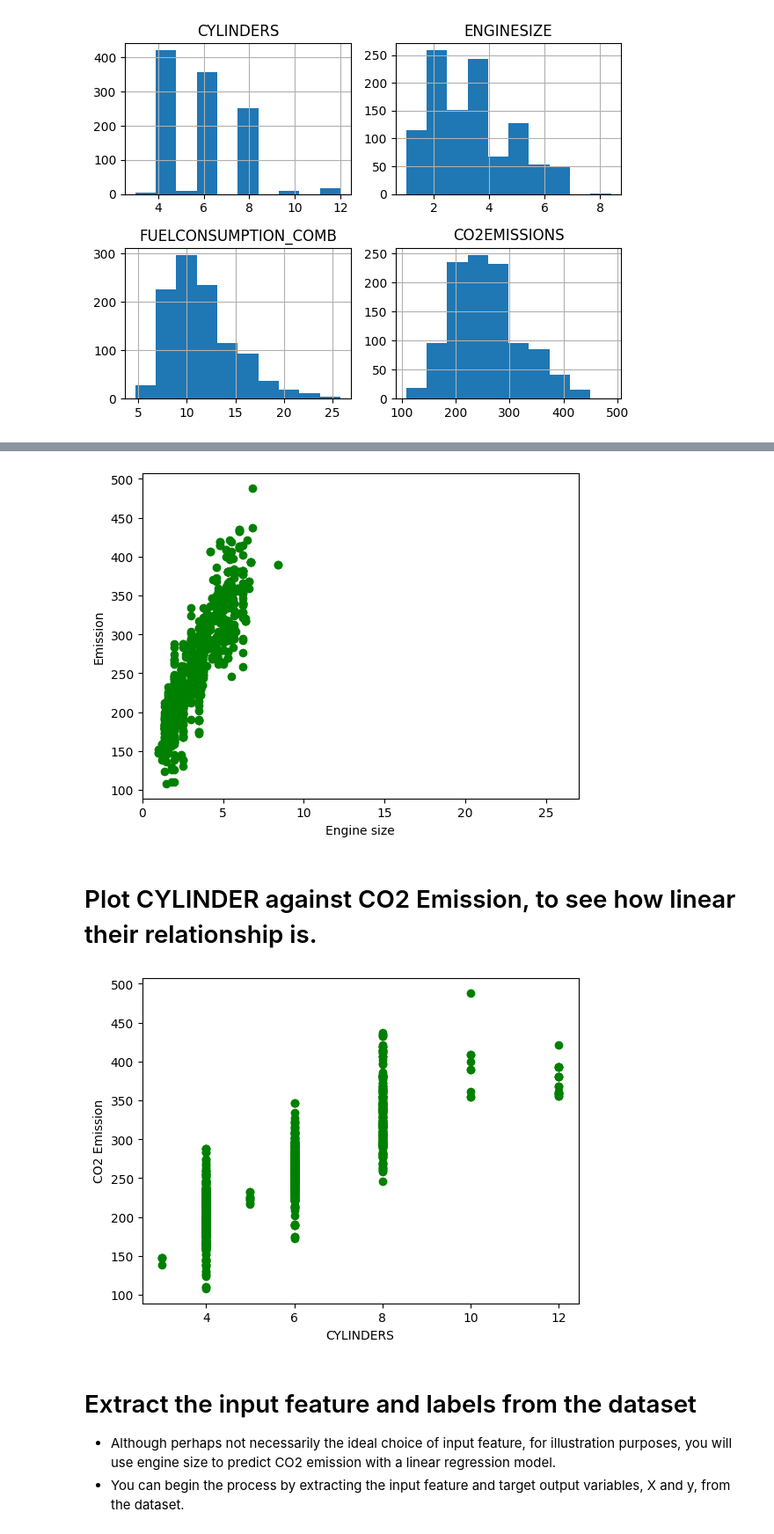
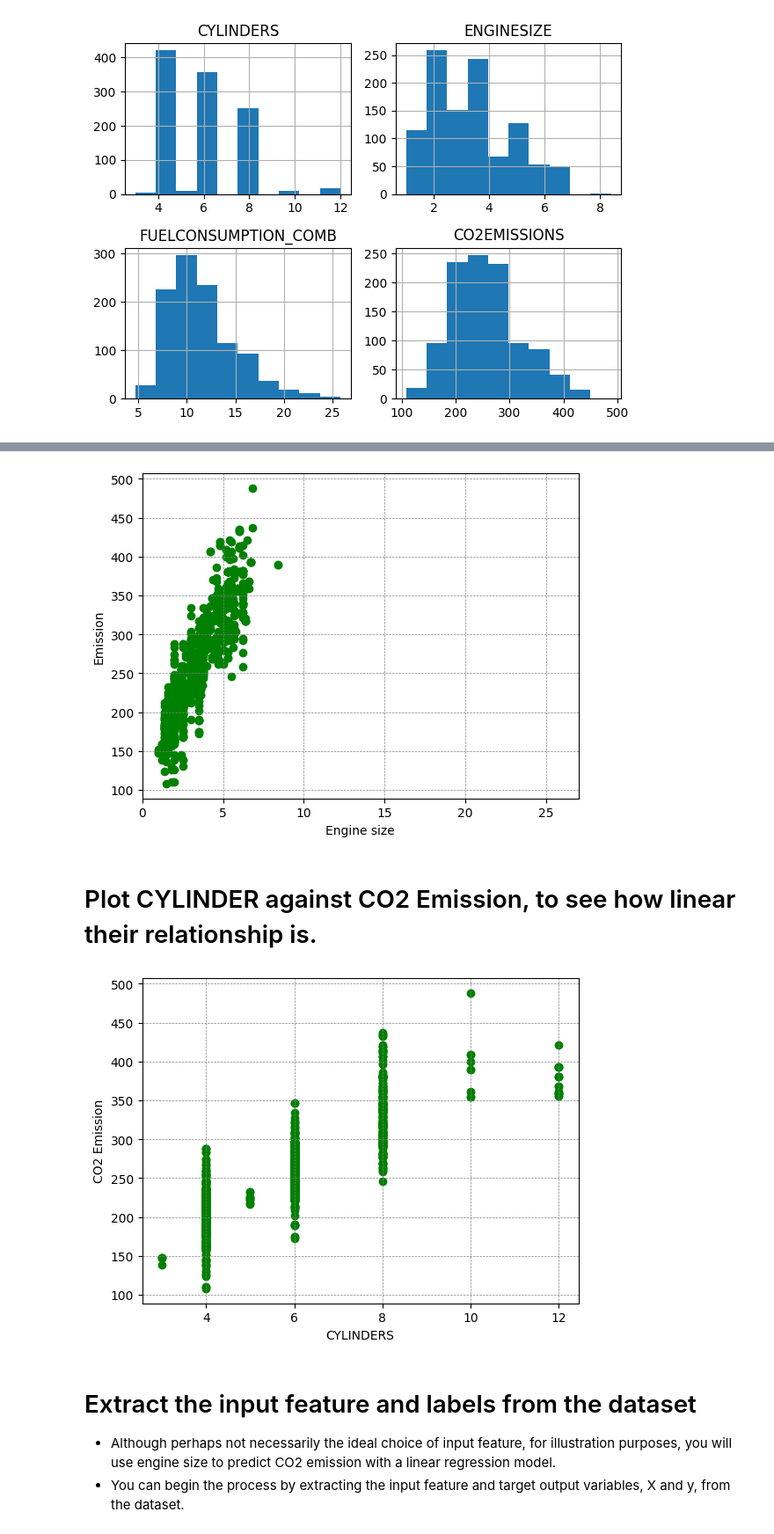
Before and after one commit to Hasan082/AI_and_Machine_learning, a Jupyter notebook: machien_learning/Linear_Regression.ipynb, the cells around one changed output, grey strips where cells are left out. Shown at 88% size. Drawn from its saved outputs; the diff is of its cells as text; code cells hidden in the pictures.

```diff
--- a/machien_learning/Linear_Regression.ipynb
+++ b/machien_learning/Linear_Regression.ipynb
@@ -158,9 +161,10 @@ plt.scatter(cdf.ENGINESIZE, cdf.CO2EMISSIONS,  color='green')
 plt.xlabel("Engine size")
 plt.ylabel("Emission")
 plt.xlim(0,27)
+plt.grid(color='gray', linestyle='--', linewidth=0.5)
 plt.show()
 # %% [output]
-[figure, old version]
+[figure, new version]
 # %%
 # Although the relationship between engine size and CO2 emission is quite linear, you can see that their correlation is weaker than that for each of the three fuel consumption groups. Notice that the x-axis range has been expanded to make the two plots more comparable.
 # %% [markdown]
@@ -168,10 +172,11 @@ plt.show()
 # %%
 plt.scatter(cdf.CYLINDERS, cdf.CO2EMISSIONS,  color='green')
 plt.xlabel("CYLINDERS")
 plt.ylabel("CO2 Emission")
+plt.grid(color='gray', linestyle='--', linewidth=0.5)
 plt.show()
 # %% [output]
-[figure, old version]
+[figure, new version]
 # %% [markdown]
 # Extract the input feature and labels from the dataset
 
```
Also changed, not shown: parts of 7 cells of this notebook.
